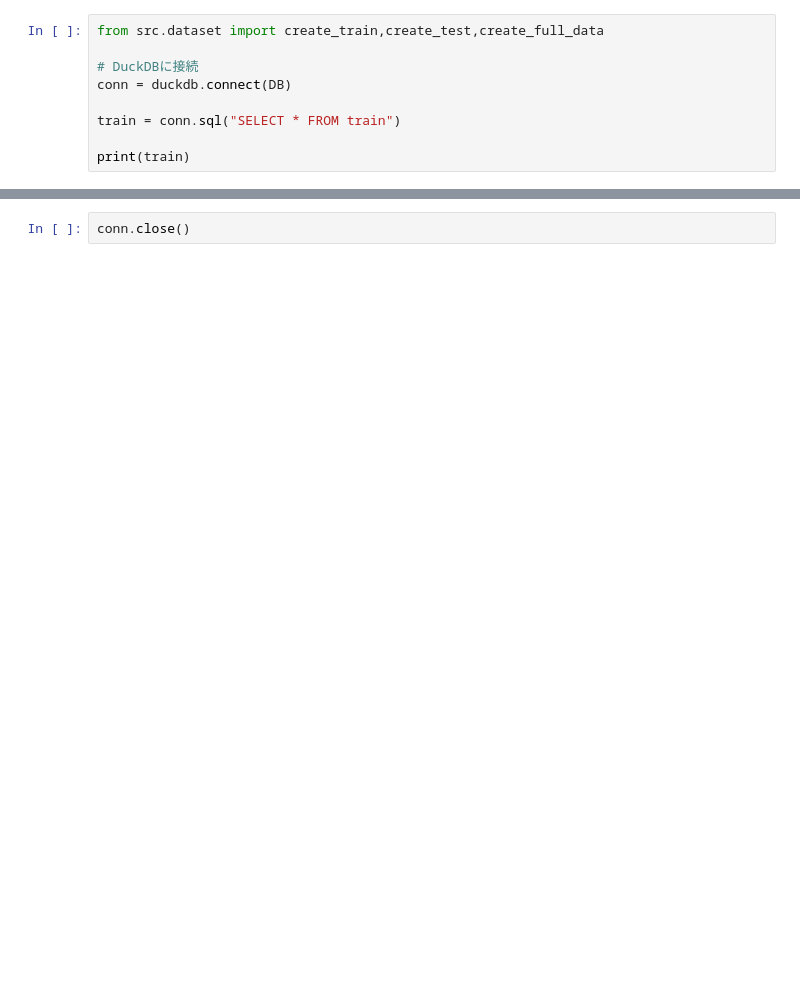
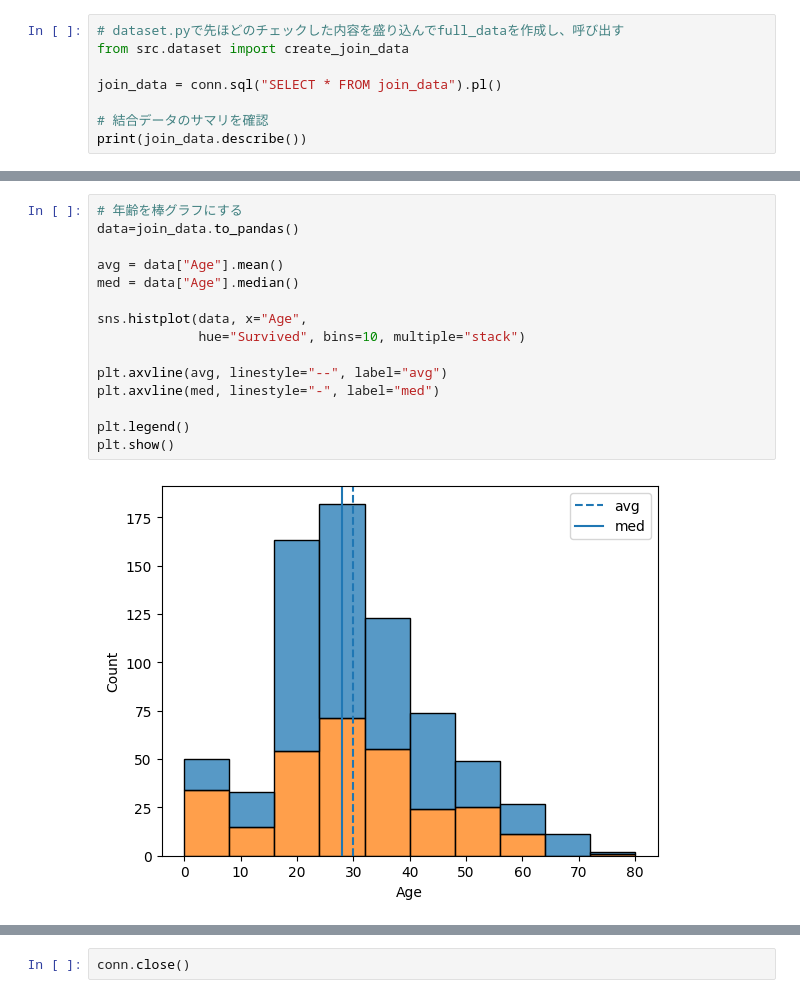
Before and after one commit to ROROROMP/kaggle, a Jupyter notebook: titanic/notebook/experiment.ipynb, the cells around one changed output, grey strips where cells are left out. Drawn from its saved outputs; the diff is of its cells as text; blank space fills up the shorter version.

```diff
--- a/titanic/notebook/experiment.ipynb
+++ b/titanic/notebook/experiment.ipynb
@@ -8,10 +63,9 @@ import duckdb
 # %%
-from src.dataset import create_train,create_test,create_full_data
+# dataset.pyで先ほどのチェックした内容を盛り込んでfull_dataを作成し、呼び出す
+from src.dataset import create_join_data
 
-# DuckDBに接続
-conn = duckdb.connect(DB)
+join_data = conn.sql("SELECT * FROM join_data").pl()
 
-train = conn.sql("SELECT * FROM train")
-
-print(train)
+# 結合データのサマリを確認
+print(join_data.describe())
 # %% [output]
@@ -34,0 +117,17 @@ print(train)
+# %%
+# 年齢を棒グラフにする
+data=join_data.to_pandas()
+
+avg = data["Age"].mean()
+med = data["Age"].median()
+
+sns.histplot(data, x="Age",
+             hue="Survived", bins=10, multiple="stack")
+
+plt.axvline(avg, linestyle="--", label="avg")
+plt.axvline(med, linestyle="-", label="med")
+
+plt.legend()
+plt.show()
+# %% [output]
+[figure, added]
```
Also changed, not shown: parts of 10 cells of this notebook, 3 other files.
